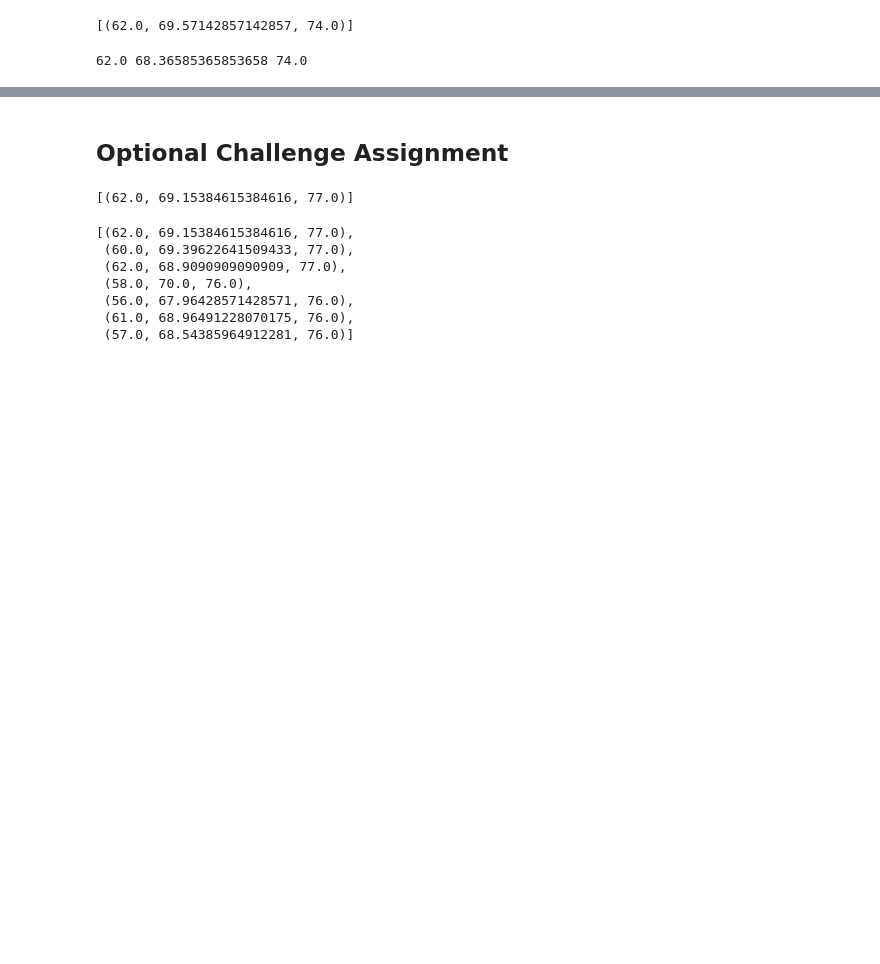
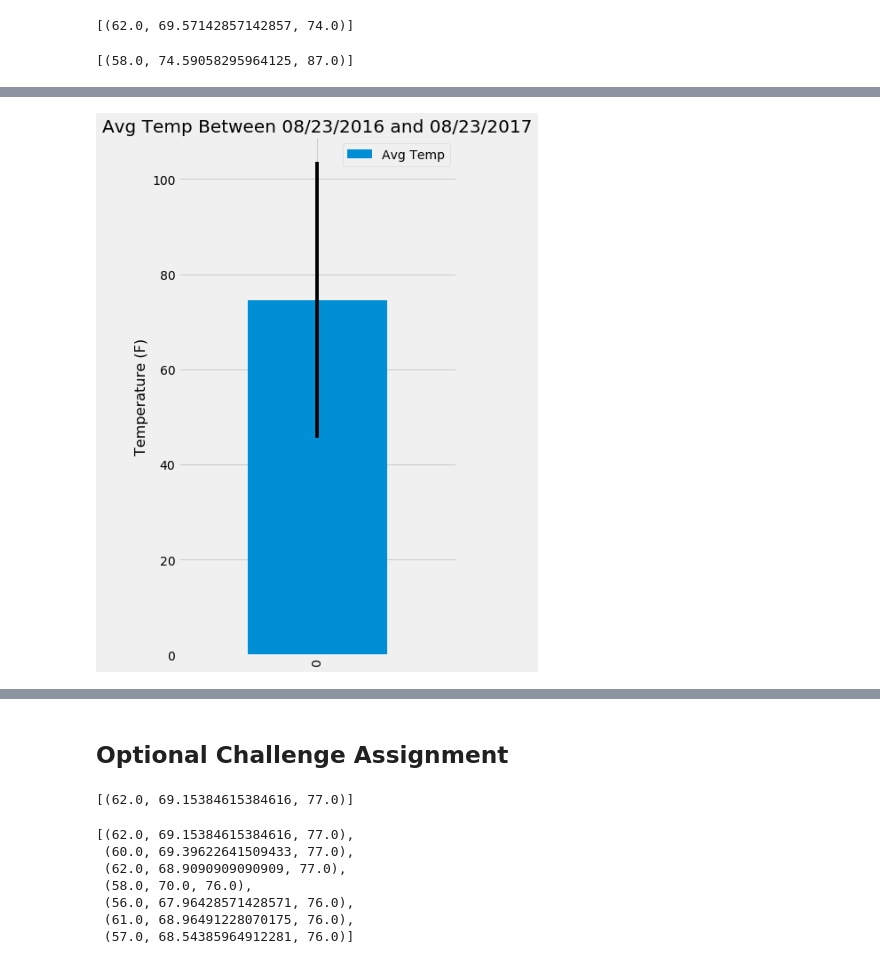
Before and after one commit to dowripple/sqlalchemy-challenge, a Jupyter notebook: climate_starter.ipynb, the cells around one changed output, grey strips where cells are left out. Cells and saved outputs as stored; diff of their text form; code cells hidden in the pictures; blank space fills up the shorter version.

```diff
--- a/climate_starter.ipynb
+++ b/climate_starter.ipynb
@@ -198,7 +197,7 @@ def calc_temps(start_date, end_date):
         TMIN, TAVE, and TMAX
     """
 
-    return session.query(func.min(Measurement.tobs), func.avg(Measurement.tobs), func.max(Measurement.tobs)).\
+    return session.query(func.min(Measurement.tobs).label('Minimum'), func.avg(Measurement.tobs).label('Average'), func.max(Measurement.tobs).label('Maximum')).\
         filter(Measurement.date >= start_date).filter(Measurement.date <= end_date).all()
 
 # function usage example
@@ -208,11 +207,25 @@ print(calc_temps('2012-02-28', '2012-03-05'))
 # %%
 # Use your previous function `calc_temps` to calculate the tmin, tavg, and tmax
 # for your trip using the previous year's data for those same dates.
+prev_year = calc_temps(last_year.strftime("%Y-%m-%d"), last_date.strftime("%Y-%m-%d"))
+print(prev_year)
 # %% [output]
-62.0 68.36585365853658 74.0
+[(58.0, 74.59058295964125, 87.0)]
 # %%
 # Plot the results from your previous query as a bar chart.
 # Use "Trip Avg Temp" as your Title
 # Use the average temperature for the y value
 # Use the peak-to-peak (tmax-tmin) value as the y error bar (yerr)
+
+prev_year_df = pd.DataFrame(prev_year, columns=['Minimum','Average','Maximum'])
+prev_year_df['yErr'] = prev_year_df['Maximum'] - prev_year_df['Minimum']
+# prev_year_df.head()
+
+temp_chart = prev_year_df.plot.bar(y='Average', yerr='yErr', figsize=(5,10))
+temp_chart.set_title(f'Avg Temp Between {last_year.strftime("%m/%d/%Y")} and {last_date.strftime("%m/%d/%Y")}', fontdict={'fontsize': 20, 'fontweight': 'medium'})
+plt.ylabel('Temperature (F)', fontsize=16)
+temp_chart.legend(['Avg Temp'],loc='best')
+
+# save chart
+temp_chart.get_figure().savefig('Images/temperature.png')
 # %% [output]
@@ -221,3 +232,4 @@ print(calc_temps('2012-02-28', '2012-03-05'))
+[figure, added]
 # %%
 # Calculate the total amount of rainfall per weather station for your trip dates using the previous year's matching dates.
 # Sort this in descending order by precipitation amount and list the station, name, latitude, longitude, and elevation
```
Also changed, not shown: parts of 5 cells of this notebook, 2 other files.
